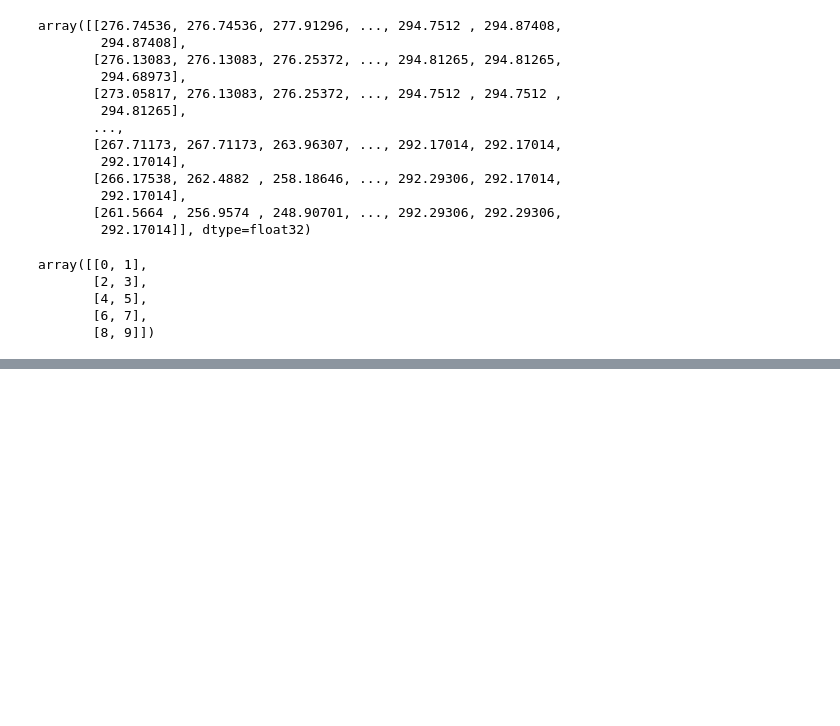
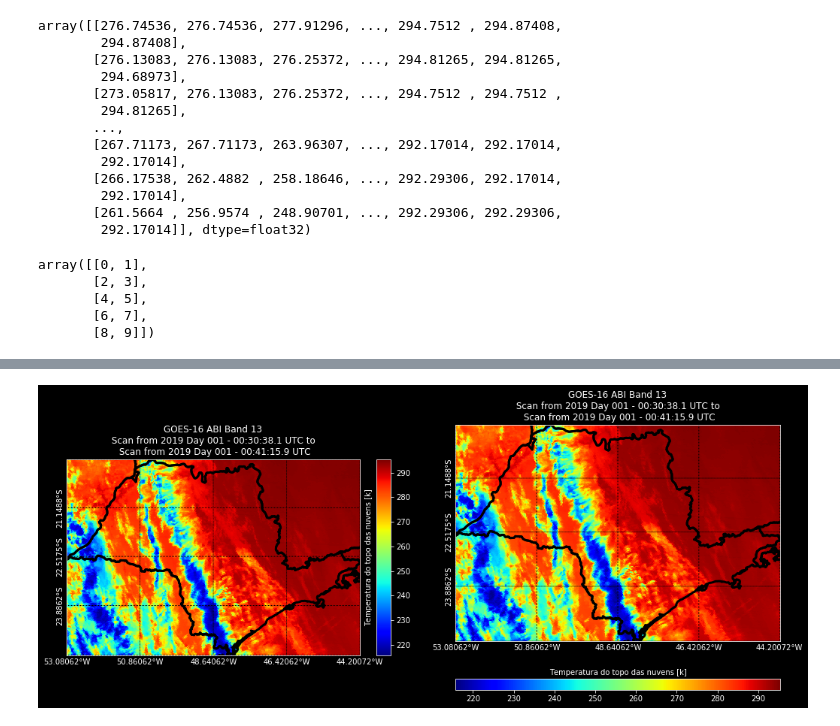
Before and after one commit to AdrianoPereira/CAP-378_DEPRECATED, a Jupyter notebook: Segmentation Imagery Sattelite GOES16.ipynb, the cells around one changed output, grey strips where cells are left out. Cells and saved outputs as stored; diff of their text form; code cells hidden in the pictures; blank space fills up the shorter version.

```diff
--- a/Segmentation Imagery Sattelite GOES16.ipynb
+++ b/Segmentation Imagery Sattelite GOES16.ipynb
@@ -80,0 +109,39 @@ plt.show()
+# %%
+img = grid
+resolution = 1
+
+fig, ax = plt.subplots(1, 2, figsize=(17, 8))
+
+m = Basemap(projection='merc', llcrnrlon=bbox[0], llcrnrlat=bbox[1],
+       urcrnrlon=bbox[2], urcrnrlat=bbox[3], ax=ax[0])
+m.readshapefile('./shapes/Brazilian_States_Shape/BRA_adm1', 'states',
+               linewidth=3, color='k')
+m.drawmeridians(np.linspace(bbox[0], bbox[2], 5), labels=[1, 0, 0, 1],
+               textcolor='w', fmt='%g2')
+m.drawparallels(np.linspace(bbox[1], bbox[3], 5), labels=[1, 0, 0, 1],
+               textcolor='w', rotation=90)
+im = m.imshow(np.flip(img, axis=0), cmap='jet')
+divider = make_axes_locatable(ax[0])
+ax[0].set_title('GOES 16 ABI')
+ax[0].set_title(title)
+cax = divider.append_axes('right', size='5%', pad=0.3)
+cb = fig.colorbar(im, cax=cax, orientation='vertical')
+cb.set_label(labelpad=-60, label='Temperatura do topo das nuvens [k]')
+
+
+m = Basemap(projection='merc', llcrnrlon=bbox[0], llcrnrlat=bbox[1],
+       urcrnrlon=bbox[2], urcrnrlat=bbox[3], ax=ax[1])
+m.readshapefile('./shapes/Brazilian_States_Shape/BRA_adm1', 'states',
+               linewidth=3, color='k')
+m.drawmeridians(np.linspace(bbox[0], bbox[2], 5), labels=[1, 0, 0, 1],
+               textcolor='w', fmt='%g2')
+m.drawparallels(np.linspace(bbox[1], bbox[3], 5), labels=[1, 0, 0, 1],
+               textcolor='w', rotation=90)
+im = m.imshow(np.flip(img, axis=0), cmap='jet')
+divider = make_axes_locatable(ax[1])
+ax[1].set_title(title)
+cax = divider.append_axes('bottom', size='5%', pad=0.7)
+cb = fig.colorbar(im, cax=cax, orientation='horizontal')
+cb.set_label(labelpad=-45, label='Temperatura do topo das nuvens [k]')
+# %% [output]
+[figure, added]
```
Also changed, not shown: parts of 6 cells of this notebook, 1 other file.
